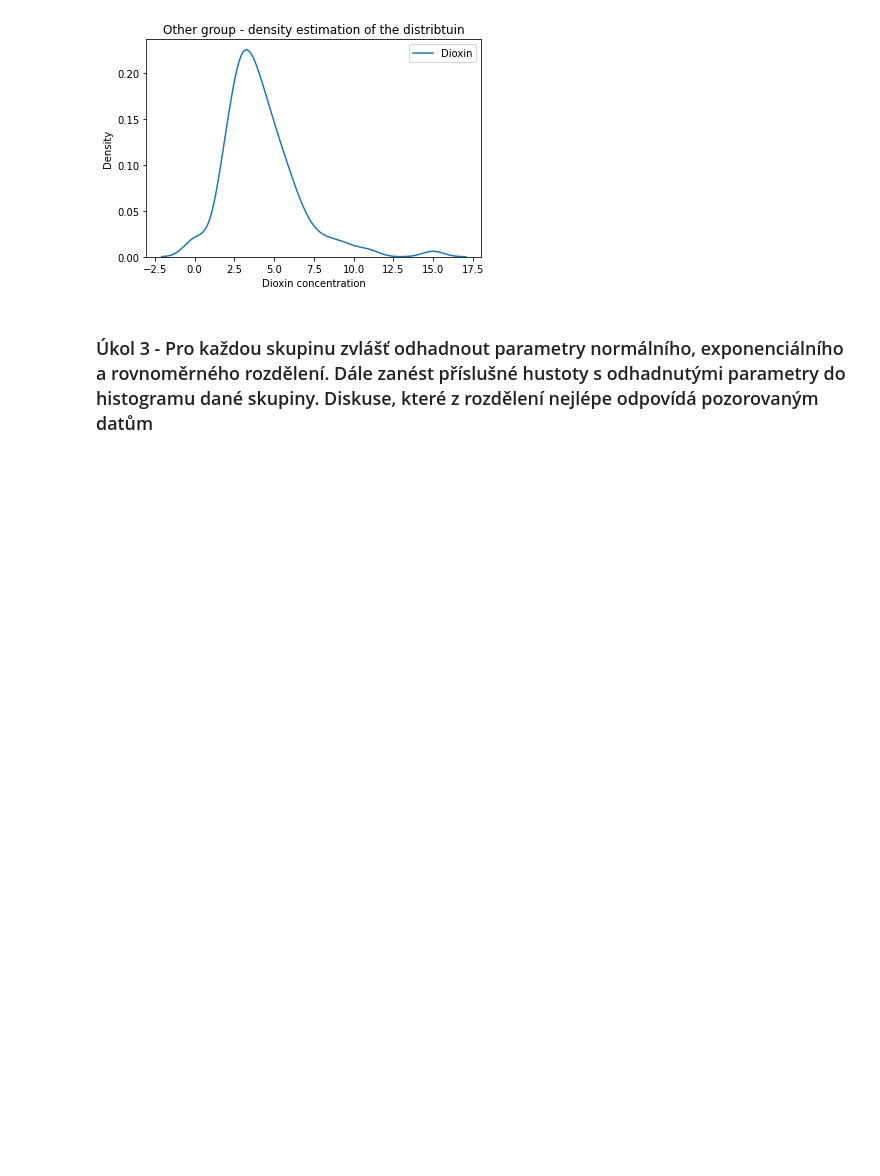
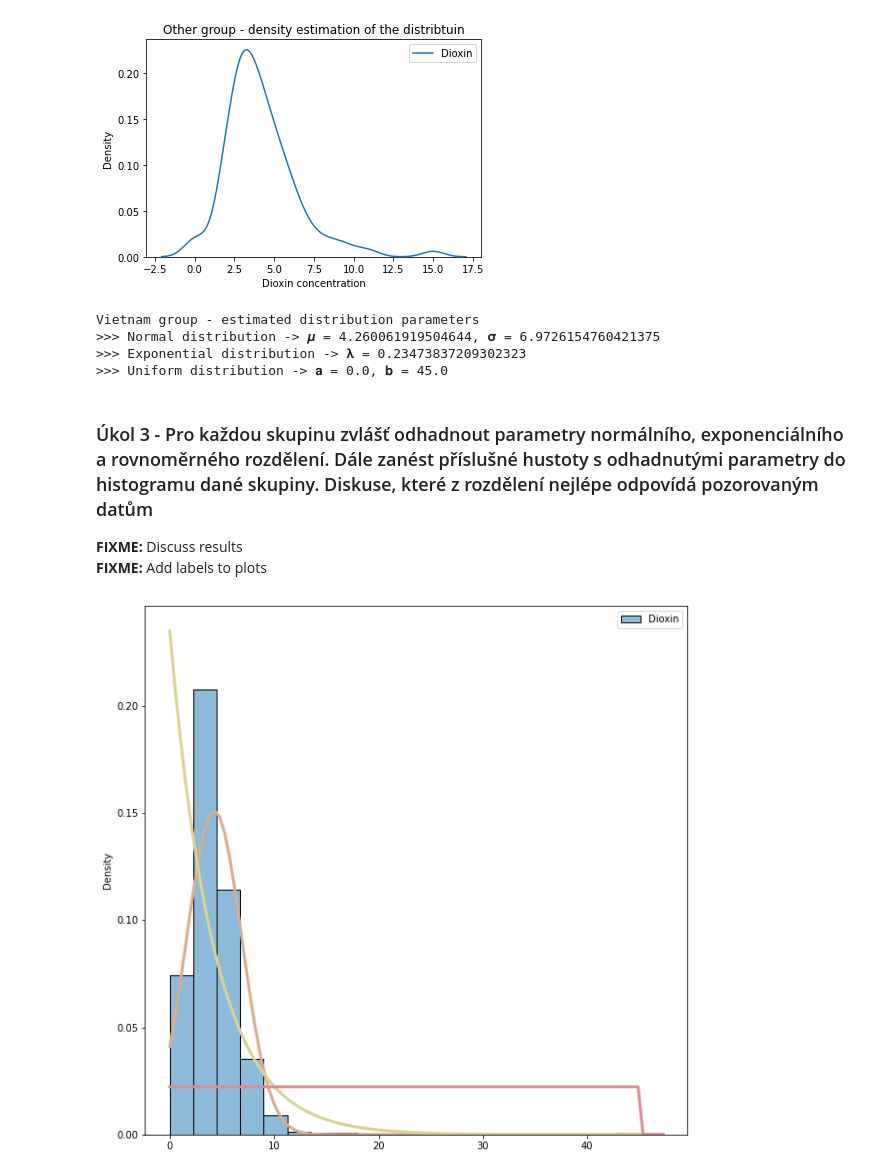
Before and after one commit to czernalex/BI_PST_ASSIGNMENT, a Jupyter notebook: src/assignment.ipynb, the cells around one changed output. Saved outputs shown, nothing was run; the diff lists cells and outputs as text; code cells hidden in the pictures; blank space fills up the shorter version.

```diff
--- a/src/assignment.ipynb
+++ b/src/assignment.ipynb
@@ -194,6 +197,52 @@ ax.set(
 [Text(0.5, 1.0, 'Other group - density estimation of the distribtuin'),
  Text(0.5, 0, 'Dioxin concentration')]
 [figure]
+# %%
+### vietnam group - estimated distribution parameters
+
+viet_norm_distr_expected_value, viet_norm_distr_std_deviance = norm.fit(data_vietnam.Dioxin, method="MLE")
+viet_expon_distr_expected_value, viet_expon_distr_std_deviance = expon.fit(data_vietnam.Dioxin, floc=0, method="MLE")
+viet_uniform_distr_a, viet_uniform_distr_b = uniform.fit(data_vietnam.Dioxin, method="MLE")
+
+print("Vietnam group - estimated distribution parameters")
+print(">>> Normal distribution -> 𝝁 = {}, 𝛔 = {}".format(
+    viet_norm_distr_expected_value,
+    viet_norm_distr_std_deviance ** 2
+))
+print(">>> Exponential distribution -> 𝛌 = {}".format( ### FIXME: location and scale are returned
+    1 / viet_expon_distr_std_deviance
+))
+print(">>> Uniform distribution -> 𝐚 = {}, 𝐛 = {}".format(
+    viet_uniform_distr_a,
+    viet_uniform_distr_b
+))
+# %% [output]
+Vietnam group - estimated distribution parameters
+>>> Normal distribution -> 𝝁 = 4.260061919504644, 𝛔 = 6.9726154760421375
+>>> Exponential distribution -> 𝛌 = 0.23473837209302323
+>>> Uniform distribution -> 𝐚 = 0.0, 𝐛 = 45.0
 # %% [markdown]
 ### Úkol 3 - Pro každou skupinu zvlášť odhadnout parametry normálního, exponenciálního a rovnoměrného rozdělení. Dále zanést příslušné hustoty s odhadnutými parametry do histogramu dané skupiny. Diskuse, které z rozdělení nejlépe odpovídá pozorovaným datům
+
+**FIXME:** Discuss results
+**FIXME:** Add labels to plots
+# %%
+fig, ax = plt.subplots(figsize=(10, 10))
+sb.histplot(
+    data=data_vietnam,
+    bins=20,
+    stat="density",
+    kde=False
+)
+_, xmax = plt.xlim()
+x_axis_values = np.linspace(0, xmax, 100)
+norm_distr_pdf = norm.pdf(x_axis_values, viet_norm_distr_expected_value, viet_norm_distr_std_deviance)
+expon_distr_pdf = expon.pdf(x_axis_values, viet_expon_distr_expected_value, viet_expon_distr_std_deviance)
+uniform_distr_pdf = uniform.pdf(x_axis_values, viet_uniform_distr_a, viet_uniform_distr_b)
+sb.lineplot(x=x_axis_values, y=norm_distr_pdf, color="#d9ad8e", linewidth=3)
+sb.lineplot(x=x_axis_values, y=expon_distr_pdf, color="#d9d38e", linewidth=3)
+sb.lineplot(x=x_axis_values, y=uniform_distr_pdf, color="#d98e95", linewidth=3)
+plt.show()
+# %% [output]
+[figure, added]
 # %%
```
Also changed, not shown: parts of 17 cells of this notebook.
